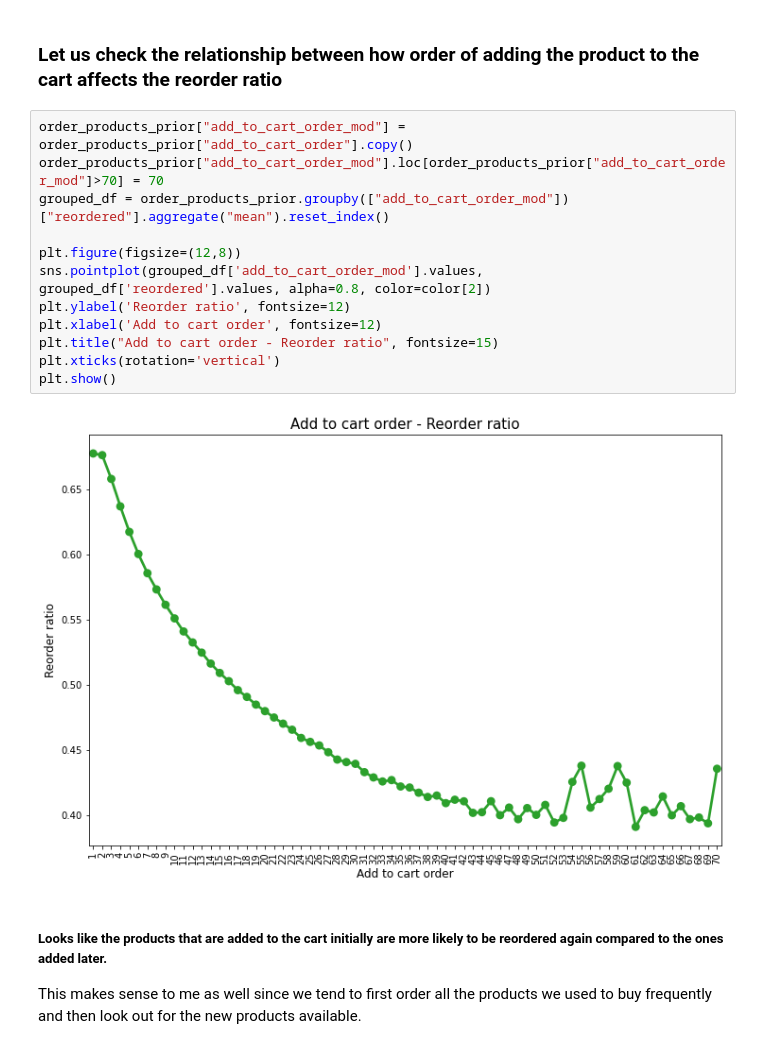
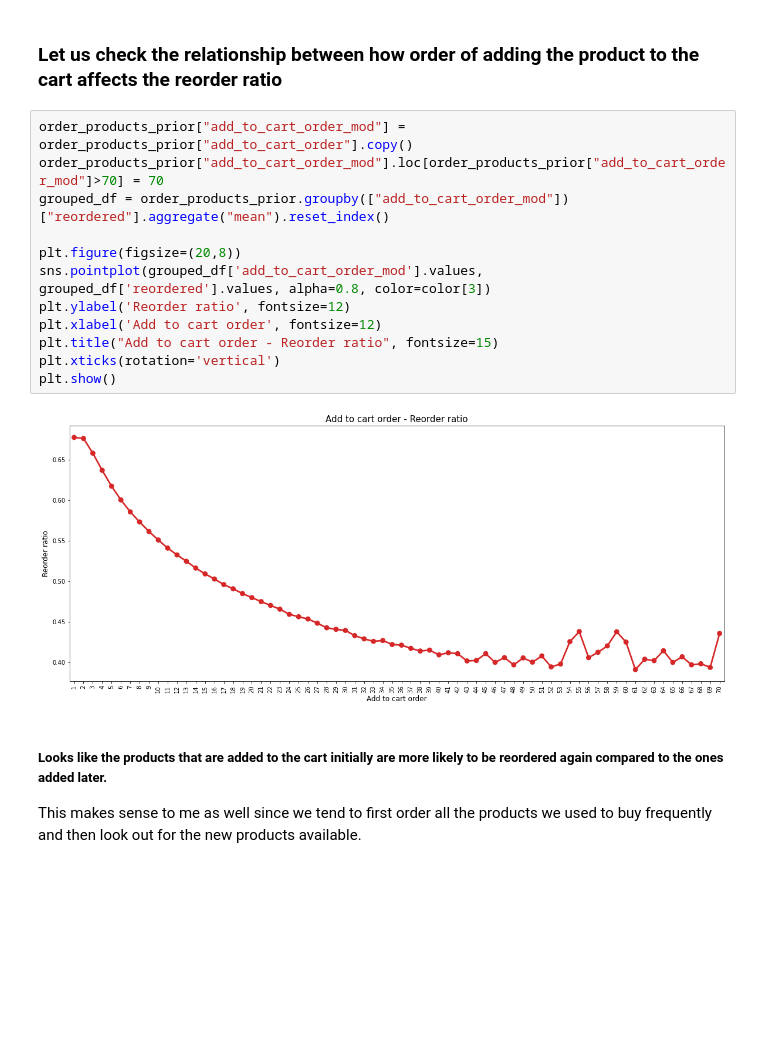
Before and after one commit to ProjectGroup17/Instacart, a Jupyter notebook: Instacart_Market_Basket_Analysis.ipynb, the cells around one changed output. Cells and saved outputs as stored; diff of their text form; blank space fills up the shorter version.

```diff
--- a/Instacart_Market_Basket_Analysis.ipynb
+++ b/Instacart_Market_Basket_Analysis.ipynb
@@ -509,17 +509,17 @@ plt.show()
 # %%
 order_products_prior["add_to_cart_order_mod"] = order_products_prior["add_to_cart_order"].copy()
 order_products_prior["add_to_cart_order_mod"].loc[order_products_prior["add_to_cart_order_mod"]>70] = 70
 grouped_df = order_products_prior.groupby(["add_to_cart_order_mod"])["reordered"].aggregate("mean").reset_index()
 
-plt.figure(figsize=(12,8))
-sns.pointplot(grouped_df['add_to_cart_order_mod'].values, grouped_df['reordered'].values, alpha=0.8, color=color[2])
+plt.figure(figsize=(20,8))
+sns.pointplot(grouped_df['add_to_cart_order_mod'].values, grouped_df['reordered'].values, alpha=0.8, color=color[3])
 plt.ylabel('Reorder ratio', fontsize=12)
 plt.xlabel('Add to cart order', fontsize=12)
 plt.title("Add to cart order - Reorder ratio", fontsize=15)
 plt.xticks(rotation='vertical')
 plt.show()
 # %% [output]
-[figure, old version]
+[figure, new version]
 # %% [markdown]
 ##### Looks like the products that are added to the cart initially are more likely to be reordered again compared to the ones added later.
 This makes sense to me as well since we tend to first order all the products we used to buy frequently and then look out for the new products available.
```
Also changed, not shown: parts of 4 cells of this notebook.
